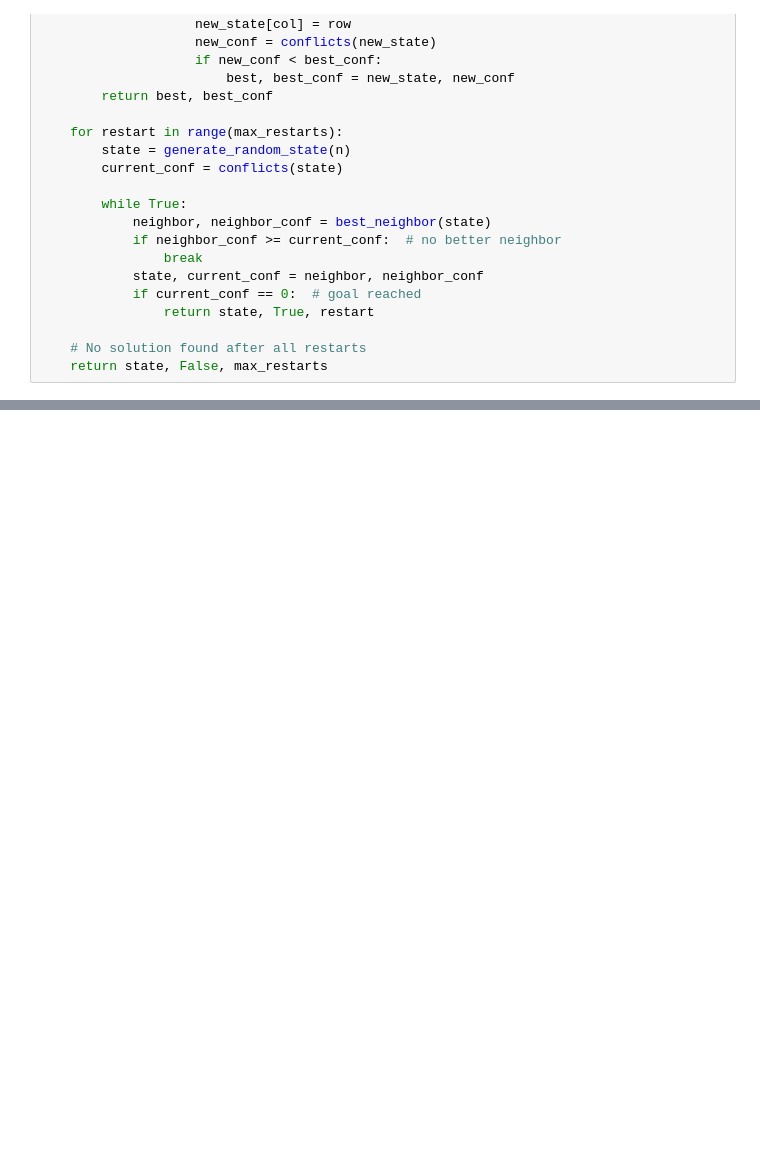
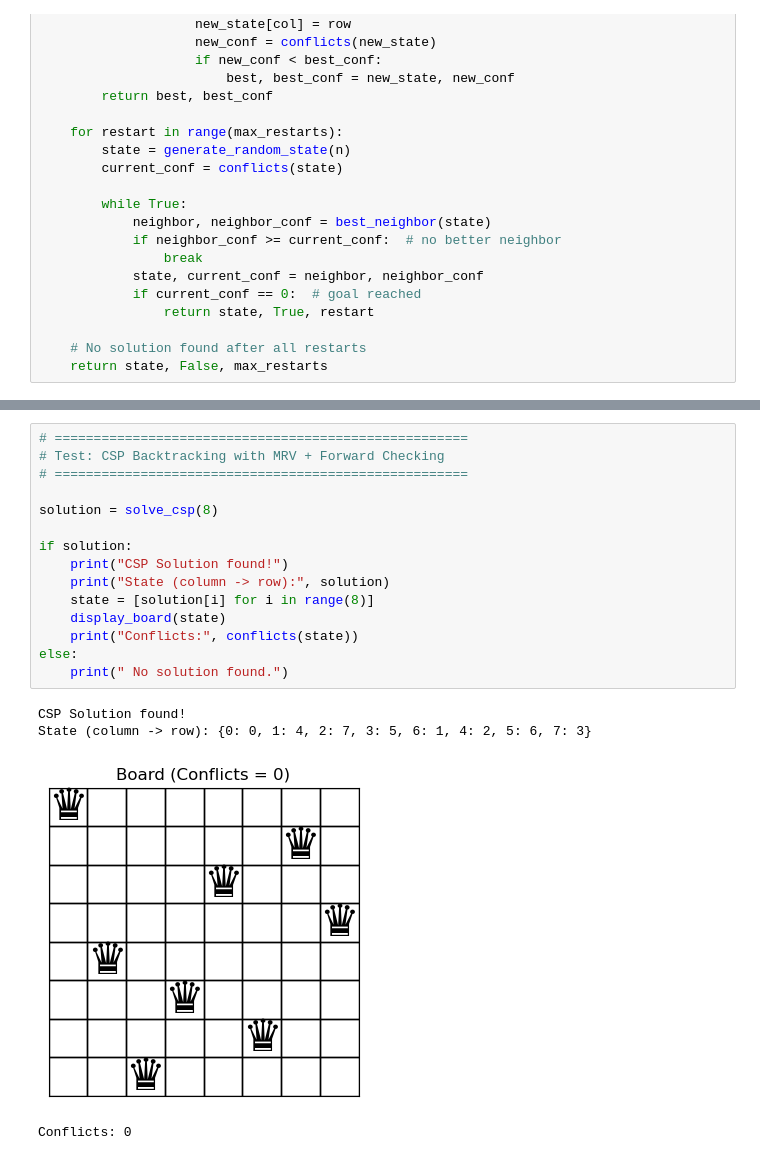
Before and after one commit to moiz-haider11/AI-CEP-8Queens-problem, a Jupyter notebook: CS-23137 .ipynb, the cells around one changed output, grey strips where cells are left out. Drawn from its saved outputs; the diff is of its cells as text; blank space fills up the shorter version.

```diff
--- a/CS-23137 .ipynb
+++ b/CS-23137 .ipynb
@@ -183,0 +261,20 @@ Conflicts in final board: 0
+# %%
+# =====================================================
+# Test: CSP Backtracking with MRV + Forward Checking
+# =====================================================
+
+solution = solve_csp(8)
+
+if solution:
+    print("CSP Solution found!")
+    print("State (column -> row):", solution)
+    state = [solution[i] for i in range(8)]
+    display_board(state)
+    print("Conflicts:", conflicts(state))
+else:
+    print(" No solution found.")
+# %% [output]
+CSP Solution found!
+State (column -> row): {0: 0, 1: 4, 2: 7, 3: 5, 6: 1, 4: 2, 5: 6, 7: 3}
+[figure, added]
+Conflicts: 0
```
Also changed, not shown: parts of 5 cells of this notebook.
